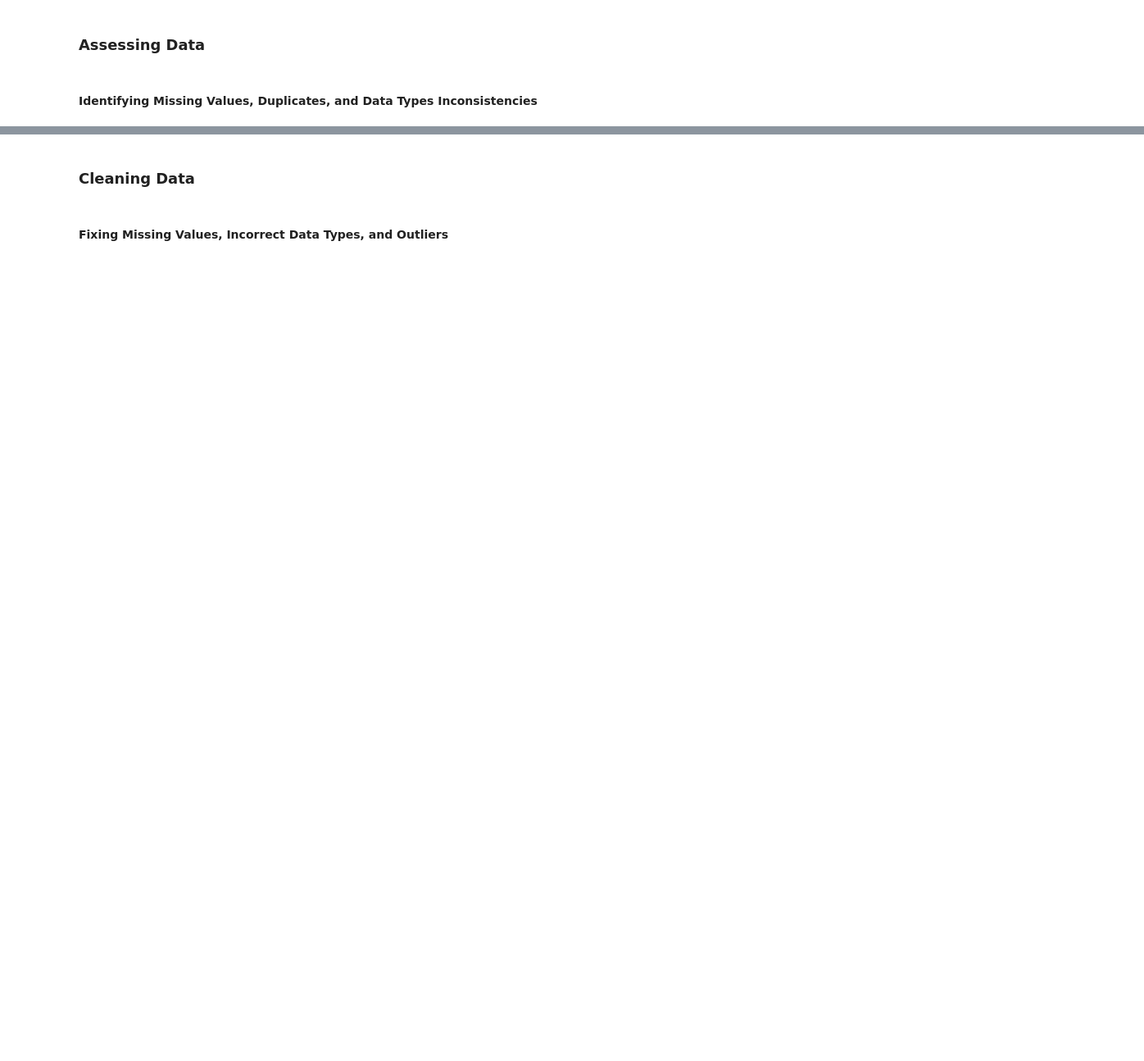
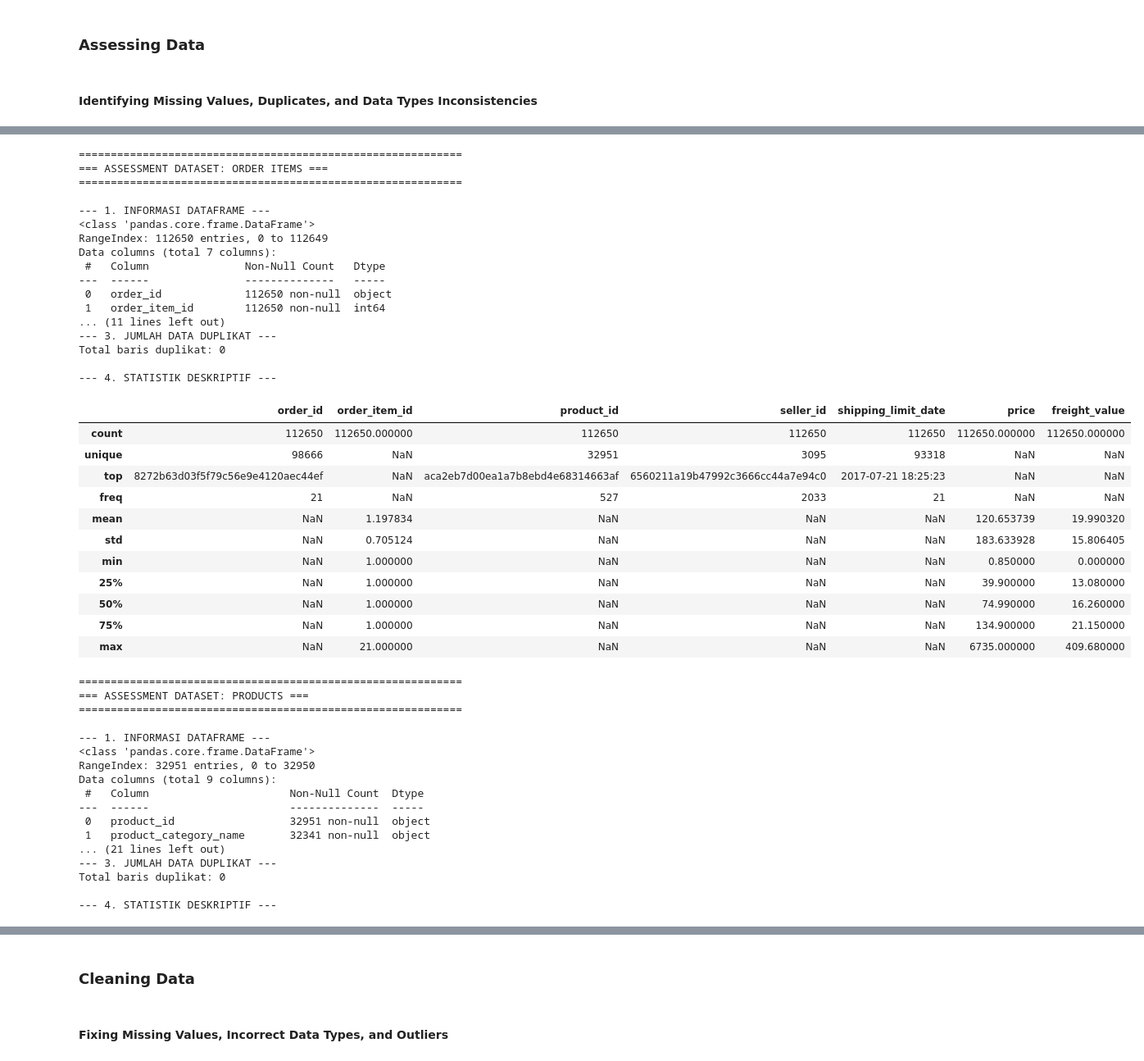
Before and after one commit to faizinnoval/analisis-data-by-asah, a Jupyter notebook: Proyek_Analisis_Data.ipynb, the cells around one changed output, grey strips where cells are left out. Shown at 82% size. Cells and saved outputs as stored; diff of their text form; code cells hidden in the pictures; blank space fills up the shorter version.

Commit message:
fix: update notebook assessment, dashboard visualizations, and requirements

```diff
--- a/Proyek_Analisis_Data.ipynb
+++ b/Proyek_Analisis_Data.ipynb
@@ -151,0 +101,30 @@ Tidak perlu penanganan duplikat data karena jumlah data ganda adalah 0.
+# %%
+# 1. Simpan semua DataFrame ke dalam dictionary
+datasets = {
+    "Orders": orders,
+    "Customers": customers,
+    "Order Items": order_items,
+    "Products": products,
+    "Payments": payments
+}
+
+# 2. Loop untuk melakukan assessment menyeluruh
+for name, df in datasets.items():
+    print("=" * 60)
+    print(f"=== ASSESSMENT DATASET: {name.upper()} ===")
+    print("=" * 60)
+
+    print("\n--- 1. INFORMASI DATAFRAME ---")
+    df.info()
+
+    print("\n--- 2. JUMLAH MISSING VALUES ---")
+    missing_vals = df.isnull().sum()
+    print(missing_vals[missing_vals > 0] if missing_vals.sum() > 0 else "Tidak ada missing value.")
+
+    print("\n--- 3. JUMLAH DATA DUPLIKAT ---")
+    print(f"Total baris duplikat: {df.duplicated().sum()}")
+
+    print("\n--- 4. STATISTIK DESKRIPTIF ---")
+    display(df.describe(include="all"))
+    print("\n" + "\n")
+# %% [output]
@@ -151,0 +182,46 @@ Tidak perlu penanganan duplikat data karena jumlah data ganda adalah 0.
+============================================================
+=== ASSESSMENT DATASET: ORDER ITEMS ===
+============================================================
+
+--- 1. INFORMASI DATAFRAME ---
+<class 'pandas.core.frame.DataFrame'>
+RangeIndex: 112650 entries, 0 to 112649
+Data columns (total 7 columns):
+ #   Column               Non-Null Count   Dtype
+---  ------               --------------   -----
+ 0   order_id             112650 non-null  object
+ 1   order_item_id        112650 non-null  int64
+... (11 lines left out)
+--- 3. JUMLAH DATA DUPLIKAT ---
+Total baris duplikat: 0
+
+--- 4. STATISTIK DESKRIPTIF ---
+|  | order_id | order_item_id | product_id | seller_id | shipping_limit_date | price | freight_value |
+| count | 112650 | 112650.000000 | 112650 | 112650 | 112650 | 112650.000000 | 112650.000000 |
+| unique | 98666 | NaN | 32951 | 3095 | 93318 | NaN | NaN |
+| top | 8272b63d03f5f79c56e9e4120aec44ef | NaN | aca2eb7d00ea1a7b8ebd4e68314663af | 6560211a19b47992c3666cc44a7e94c0 | 2017-07-21 18:25:23 | NaN | NaN |
+| freq | 21 | NaN | 527 | 2033 | 21 | NaN | NaN |
+| mean | NaN | 1.197834 | NaN | NaN | NaN | 120.653739 | 19.990320 |
+| std | NaN | 0.705124 | NaN | NaN | NaN | 183.633928 | 15.806405 |
+| min | NaN | 1.000000 | NaN | NaN | NaN | 0.850000 | 0.000000 |
+| 25% | NaN | 1.000000 | NaN | NaN | NaN | 39.900000 | 13.080000 |
+| 50% | NaN | 1.000000 | NaN | NaN | NaN | 74.990000 | 16.260000 |
+| 75% | NaN | 1.000000 | NaN | NaN | NaN | 134.900000 | 21.150000 |
+| max | NaN | 21.000000 | NaN | NaN | NaN | 6735.000000 | 409.680000 |
+============================================================
+=== ASSESSMENT DATASET: PRODUCTS ===
+============================================================
+
+--- 1. INFORMASI DATAFRAME ---
+<class 'pandas.core.frame.DataFrame'>
+RangeIndex: 32951 entries, 0 to 32950
+Data columns (total 9 columns):
+ #   Column                      Non-Null Count  Dtype
+---  ------                      --------------  -----
+ 0   product_id                  32951 non-null  object
+ 1   product_category_name       32341 non-null  object
+... (21 lines left out)
+--- 3. JUMLAH DATA DUPLIKAT ---
+Total baris duplikat: 0
+
+--- 4. STATISTIK DESKRIPTIF ---
```
Also changed, not shown: parts of 10 cells of this notebook, 3 other files.
